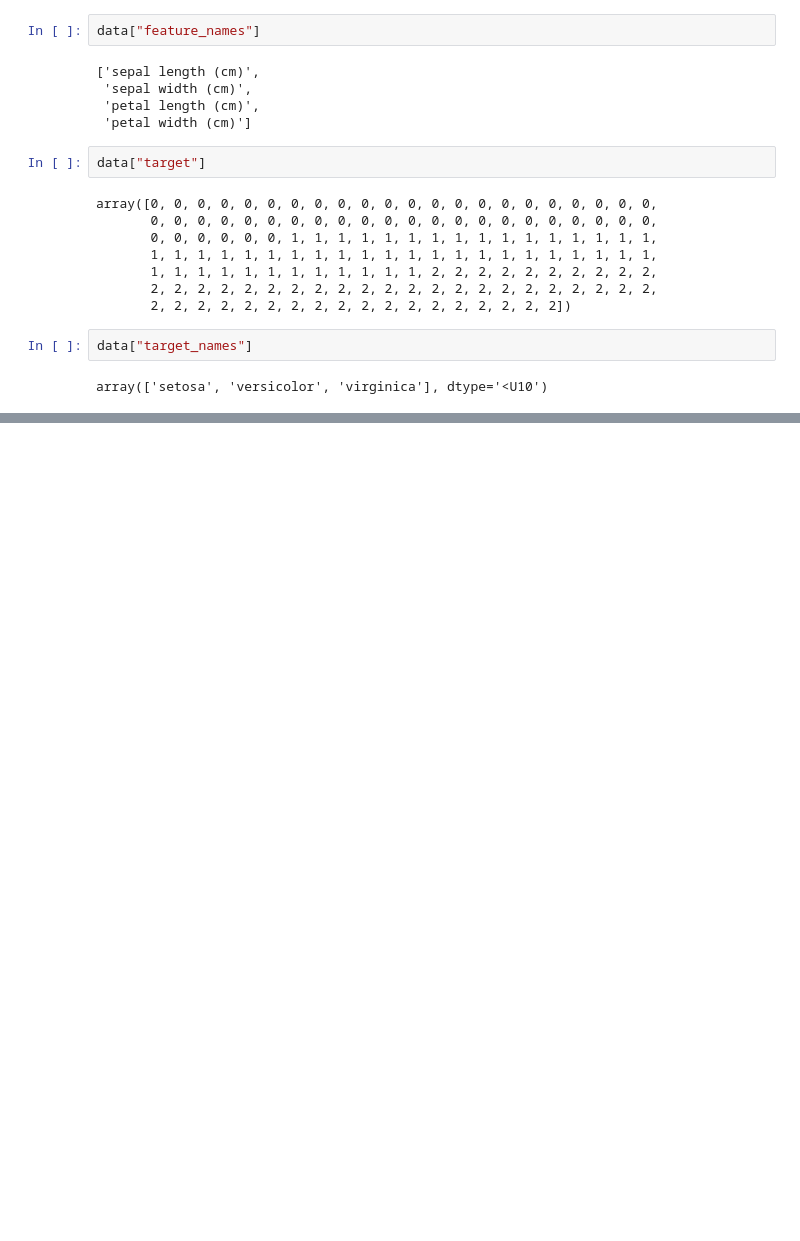
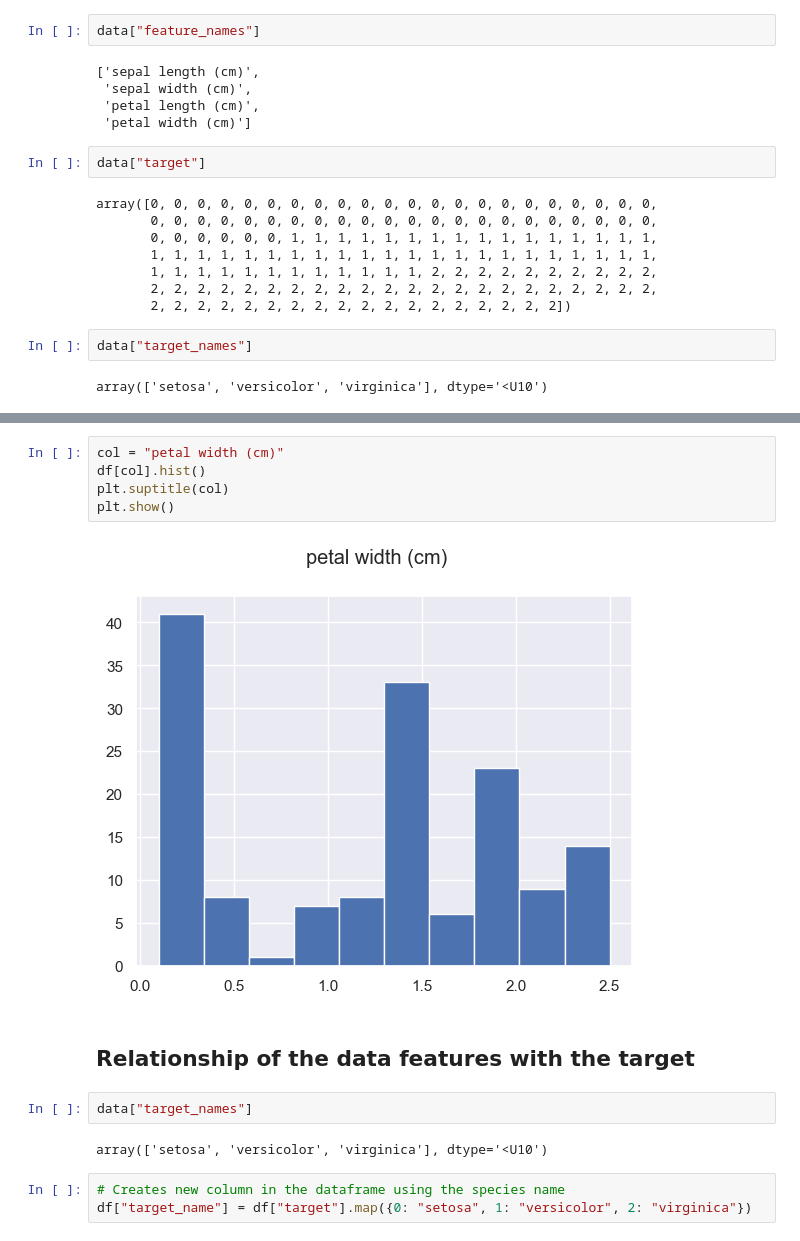
Before and after one commit to pUmA73/Iris-Flower-Classification, a Jupyter notebook: iris_classification.ipynb, the cells around one changed output, grey strips where cells are left out. Saved outputs shown, nothing was run; the diff lists cells and outputs as text; blank space fills up the shorter version.

```diff
--- a/iris_classification.ipynb
+++ b/iris_classification.ipynb
@@ -68,0 +120,16 @@ array(['setosa', 'versicolor', 'virginica'], dtype='<U10')
+# %%
+col = "petal width (cm)"
+df[col].hist()
+plt.suptitle(col)
+plt.show()
+# %% [output]
+[figure, added]
+# %% [markdown]
+## Relationship of the data features with the target
+# %%
+data["target_names"]
+# %% [output]
+array(['setosa', 'versicolor', 'virginica'], dtype='<U10')
+# %%
+# Creates new column in the dataframe using the species name
+df["target_name"] = df["target"].map({0: "setosa", 1: "versicolor", 2: "virginica"})
```
Also changed, not shown: parts of 15 cells of this notebook.
